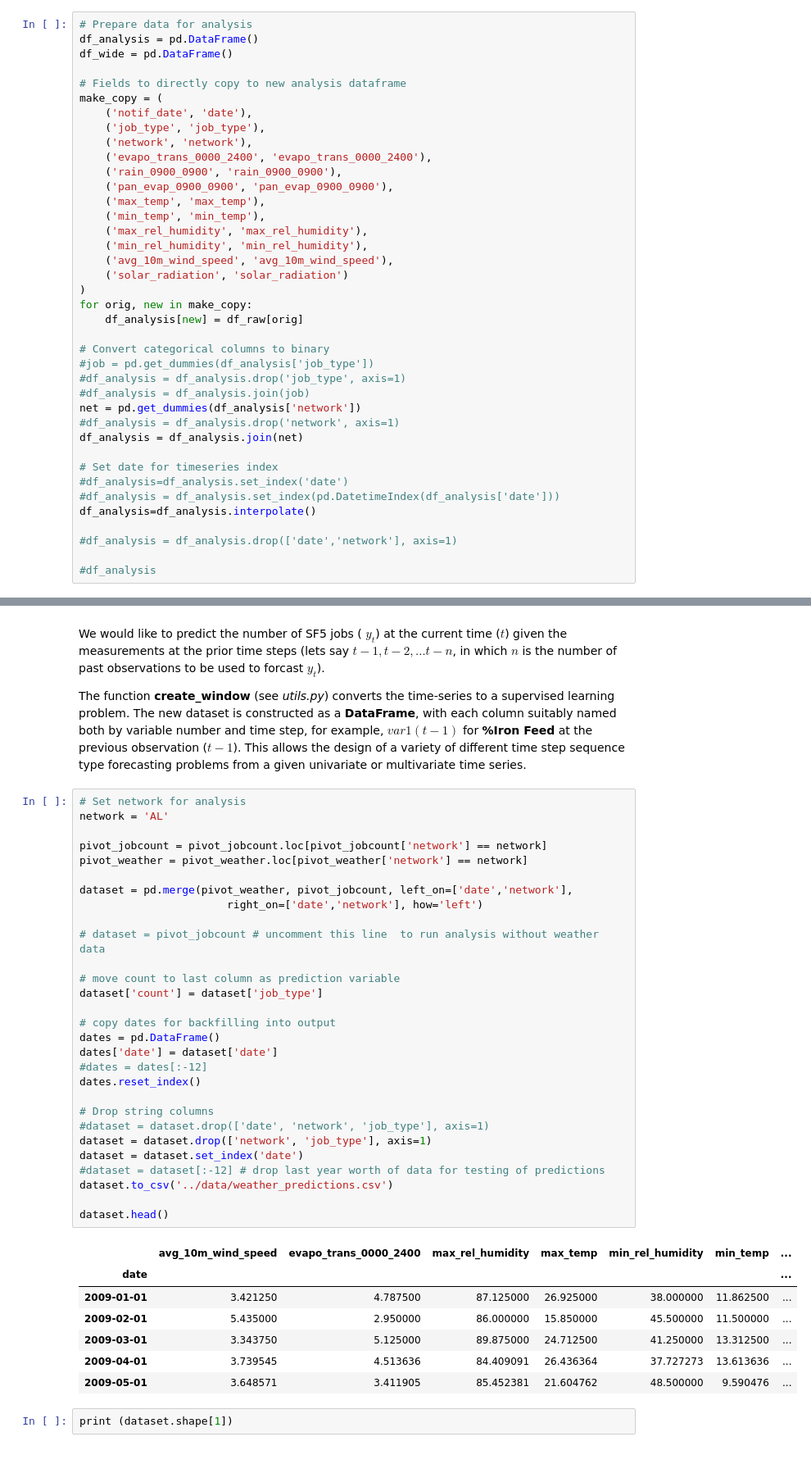
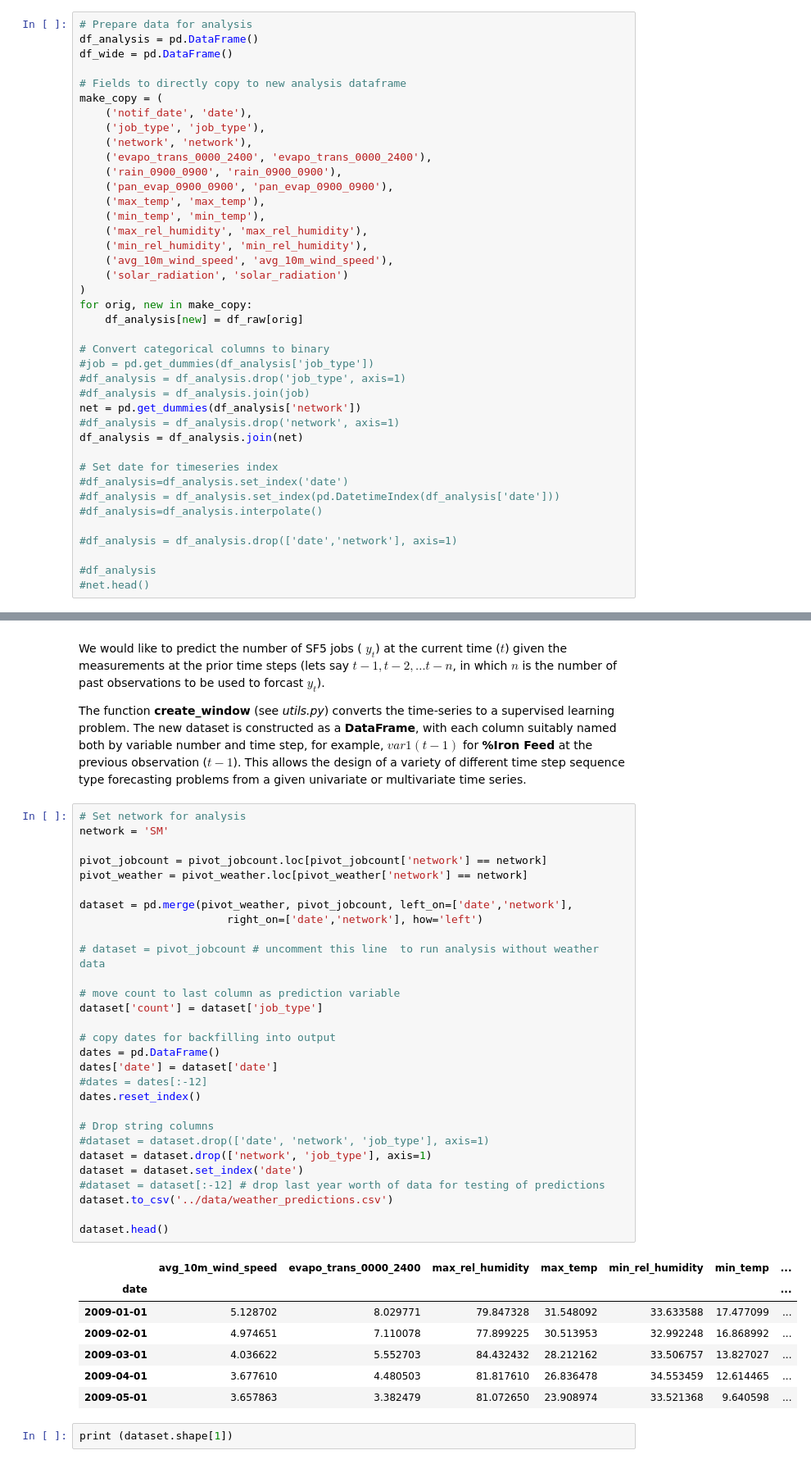
Before and after one commit to ATCOGas/VV_Forecasting, a Jupyter notebook: notebooks/Analysis_JobTypes-GRU,LSTM.ipynb, the cells around one changed output, grey strips where cells are left out. Shown at 82% size. Cells and saved outputs as stored; diff of their text form.

```diff
--- a/notebooks/Analysis_JobTypes-GRU,LSTM.ipynb
+++ b/notebooks/Analysis_JobTypes-GRU,LSTM.ipynb
@@ -91,11 +97,12 @@ df_analysis = df_analysis.join(net)
 # Set date for timeseries index
 #df_analysis=df_analysis.set_index('date')
 #df_analysis = df_analysis.set_index(pd.DatetimeIndex(df_analysis['date']))
-df_analysis=df_analysis.interpolate()
+#df_analysis=df_analysis.interpolate()
 
 #df_analysis = df_analysis.drop(['date','network'], axis=1)
 
 #df_analysis
+#net.head()
 # %%
 # Set job type for analysis
 job_type = 'SF5'
@@ -205,41 +226,41 @@ We would like to predict the number of SF5 jobs ( $y_t$) at the current time ($t
 The function **create_window** (see _utils.py_) converts the time-series to a supervised learning problem. The new dataset is constructed as a **DataFrame**, with each column suitably named both by variable number and time step, for example, $var1(t-1)$ for **%Iron Feed** at the previous observation ($t-1$). This allows the design of a variety of different time step sequence type forecasting problems from a given univariate or multivariate time series.
 # %%
 # Set network for analysis
-network = 'AL'
+network = 'SM'
 
 pivot_jobcount = pivot_jobcount.loc[pivot_jobcount['network'] == network]
 pivot_weather = pivot_weather.loc[pivot_weather['network'] == network]
 
 dataset = pd.merge(pivot_weather, pivot_jobcount, left_on=['date','network'],
                        right_on=['date','network'], how='left')
 
 # dataset = pivot_jobcount # uncomment this line  to run analysis without weather data
 
 # move count to last column as prediction variable
 dataset['count'] = dataset['job_type']
 
 # copy dates for backfilling into output
 dates = pd.DataFrame()
 dates['date'] = dataset['date']
 #dates = dates[:-12]
 dates.reset_index()
 
 # Drop string columns
 #dataset = dataset.drop(['date', 'network', 'job_type'], axis=1)
 dataset = dataset.drop(['network', 'job_type'], axis=1)
 dataset = dataset.set_index('date')
 #dataset = dataset[:-12] # drop last year worth of data for testing of predictions
 dataset.to_csv('../data/weather_predictions.csv')
 
 dataset.head()
 # %% [output]
 |  | avg_10m_wind_speed | evapo_trans_0000_2400 | max_rel_humidity | max_temp | min_rel_humidity | min_temp | ... |
 | date |  |  |  |  |  |  | ... |
-| 2009-01-01 | 3.421250 | 4.787500 | 87.125000 | 26.925000 | 38.000000 | 11.862500 | ... |
-| 2009-02-01 | 5.435000 | 2.950000 | 86.000000 | 15.850000 | 45.500000 | 11.500000 | ... |
-| 2009-03-01 | 3.343750 | 5.125000 | 89.875000 | 24.712500 | 41.250000 | 13.312500 | ... |
-| 2009-04-01 | 3.739545 | 4.513636 | 84.409091 | 26.436364 | 37.727273 | 13.613636 | ... |
-| 2009-05-01 | 3.648571 | 3.411905 | 85.452381 | 21.604762 | 48.500000 | 9.590476 | ... |
+| 2009-01-01 | 5.128702 | 8.029771 | 79.847328 | 31.548092 | 33.633588 | 17.477099 | ... |
+| 2009-02-01 | 4.974651 | 7.110078 | 77.899225 | 30.513953 | 32.992248 | 16.868992 | ... |
+| 2009-03-01 | 4.036622 | 5.552703 | 84.432432 | 28.212162 | 33.506757 | 13.827027 | ... |
+| 2009-04-01 | 3.677610 | 4.480503 | 81.817610 | 26.836478 | 34.553459 | 12.614465 | ... |
+| 2009-05-01 | 3.657863 | 3.382479 | 81.072650 | 23.908974 | 33.521368 | 9.640598 | ... |
 # %%
 print (dataset.shape[1])
 # %% [output]
```
Also changed, not shown: parts of 18 cells of this notebook.
